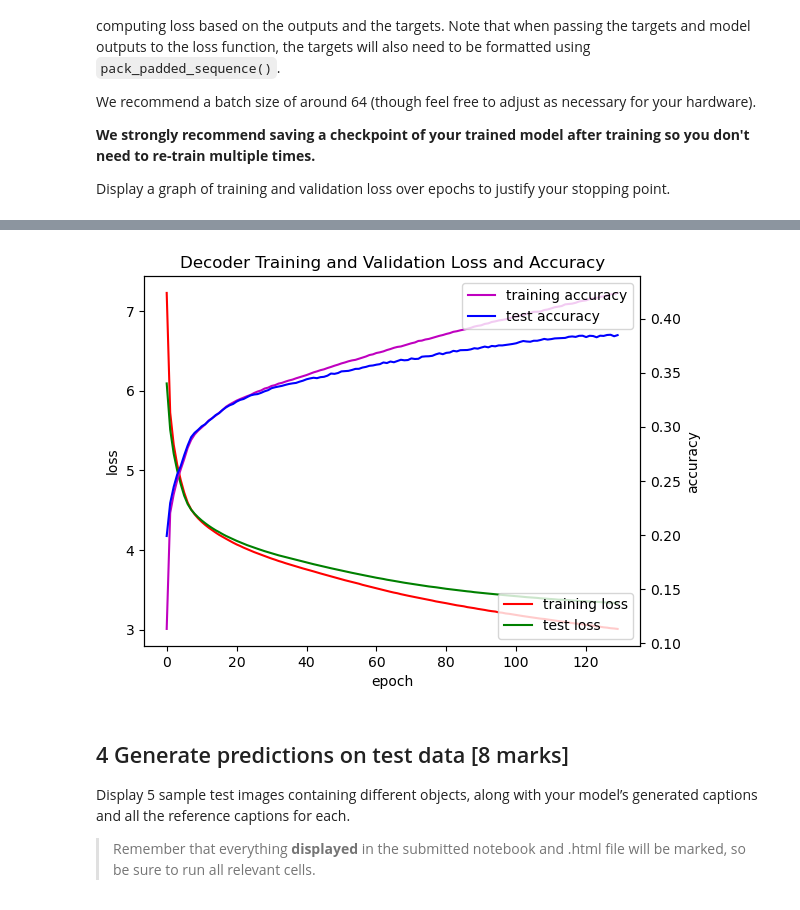
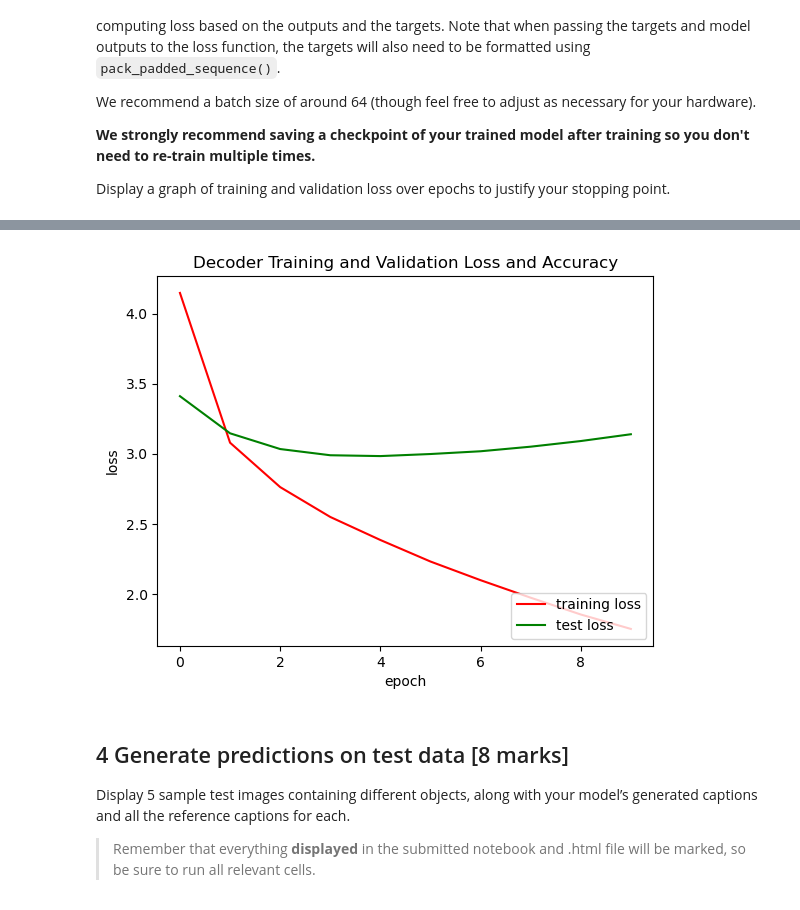
Before and after one commit to sheldonnnn007/DL_ImageCaptionGeneration, a Jupyter notebook: dl-cw2.ipynb, the cells around one changed output, grey strips where cells are left out. Drawn from its saved outputs; the diff is of its cells as text; code cells hidden in the pictures.

```diff
--- a/dl-cw2.ipynb
+++ b/dl-cw2.ipynb
@@ -882,19 +893,14 @@ class myPlot():
         plt.xlabel('epoch')
         plt.ylabel('loss')
         plt.title(self.title)
-        ax2=ax1.twinx()
-        ax2.plot(statsrec[1], 'm', label = 'training accuracy')
-        ax2.plot(statsrec[3], 'b', label = 'test accuracy')
-        ax2.set_ylabel('accuracy')
-        plt.legend(loc='upper right')
         plt.show()
 # %%
 # Your graph
-results_path = "/kaggle/input/modell/imgae2text_new.pt"
+results_path = "/kaggle/working/imgae2text_10.pt"
 myplot = myPlot(results_path, "Decoder Training and Validation Loss and Accuracy")
 myplot.plot()
 # %% [output]
-[figure, old version]
+[figure, new version]
 # %% [markdown]
 ## 4 Generate predictions on test data [8 marks]
 
```
Also changed, not shown: parts of 17 cells of this notebook, 3 other files.
